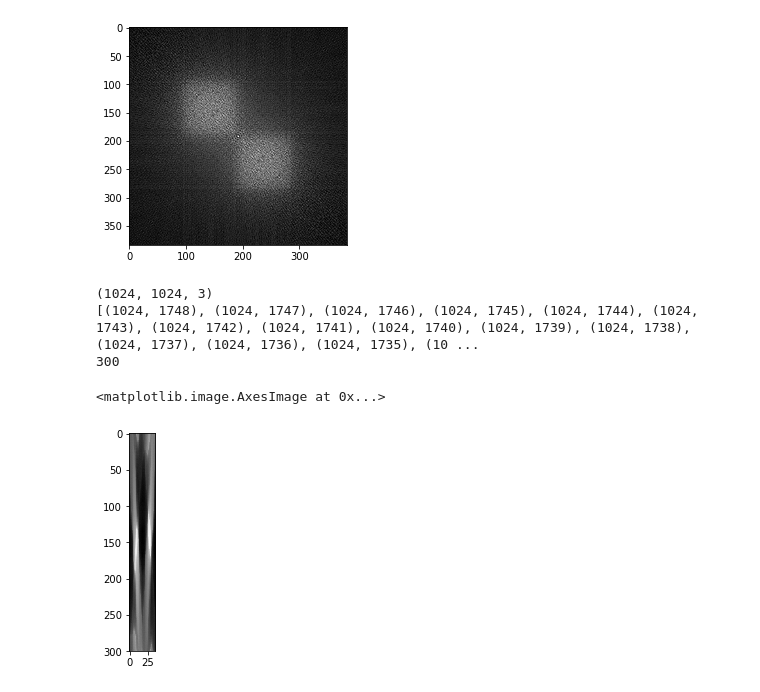
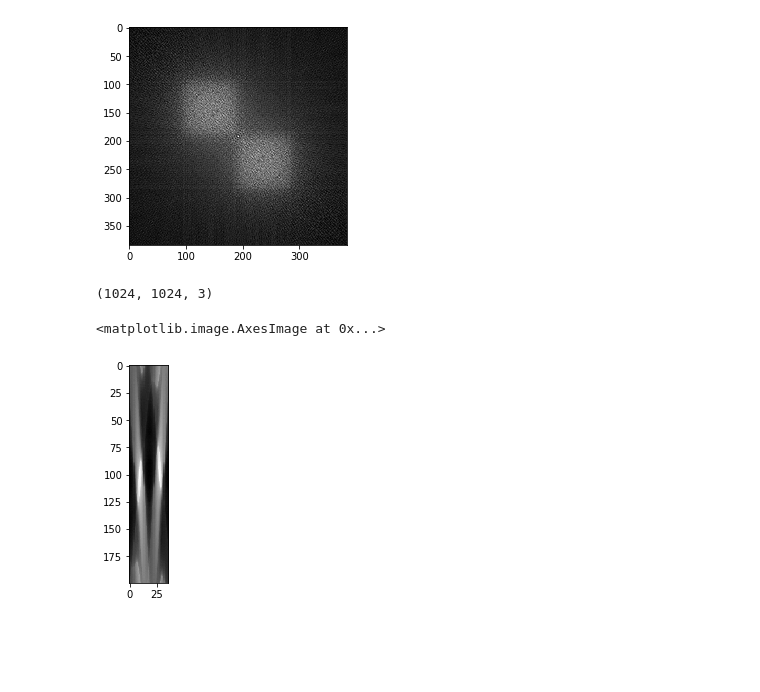
Before and after one commit to damianhorna/backprojection-tomography, a Jupyter notebook: sinogram.ipynb, the cells around one changed output. Saved outputs shown, nothing was run; the diff lists cells and outputs as text; code cells hidden in the pictures; blank space fills up the shorter version.

```diff
--- a/sinogram.ipynb
+++ b/sinogram.ipynb
@@ -205,14 +201,12 @@ plt.imshow(restore_picture(sinogram, lines, img.shape), cmap='gray')
 # %%
 img = plt.imread('img/hgw.jpg')
 print(img.shape)
-sinogram, lines = gen_sinogram(300, 400, 10, img)
+sinogram, lines = gen_sinogram(200, 400, 10, img)
 plt.imshow(sinogram, cmap='gray')
 # %% [output]
 (1024, 1024, 3)
-[(1024, 1748), (1024, 1747), (1024, 1746), (1024, 1745), (1024, 1744), (1024, 1743), (1024, 1742), (1024, 1741), (1024, 1740), (1024, 1739), (1024, 1738), (1024, 1737), (1024, 1736), (1024, 1735), (10 ...
-300
 <matplotlib.image.AxesImage at 0x...>
-[figure, old version]
+[figure, new version]
 # %%
 plt.imshow(restore_picture(sinogram, lines, img.shape), cmap='gray')
 # %% [output]
```
Also changed, not shown: parts of 3 cells of this notebook.
